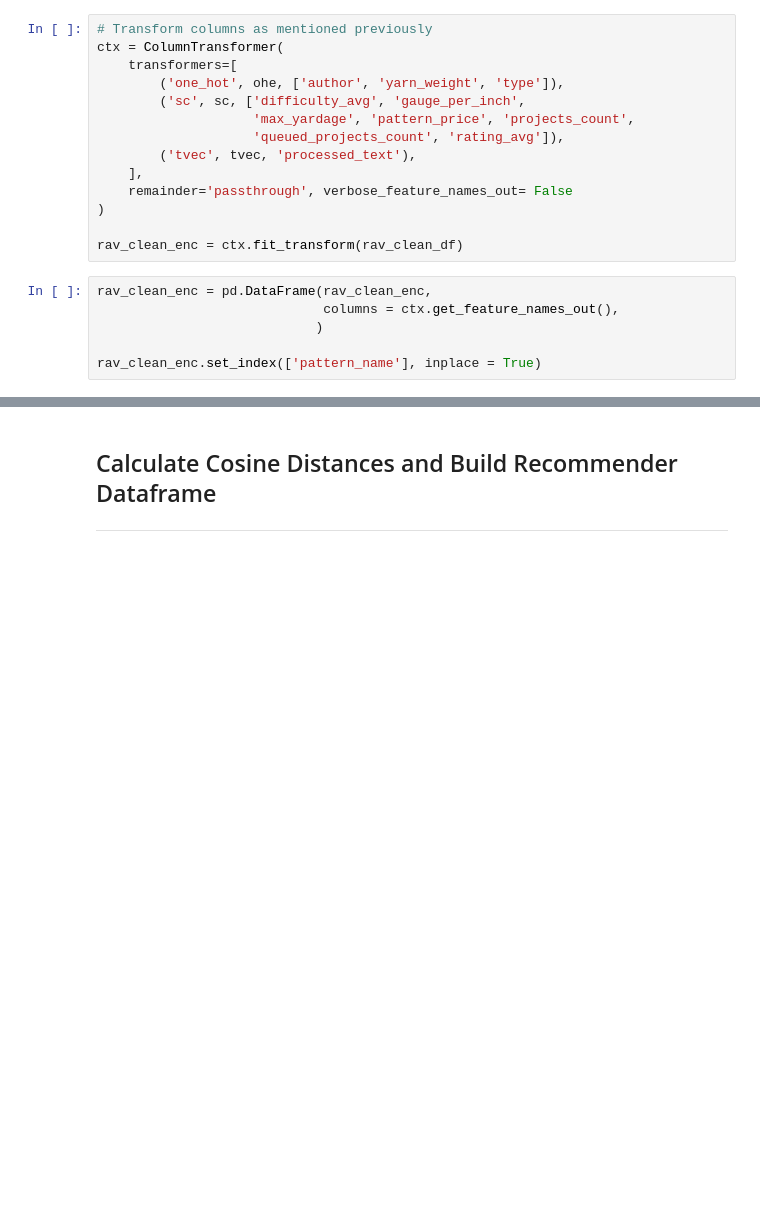
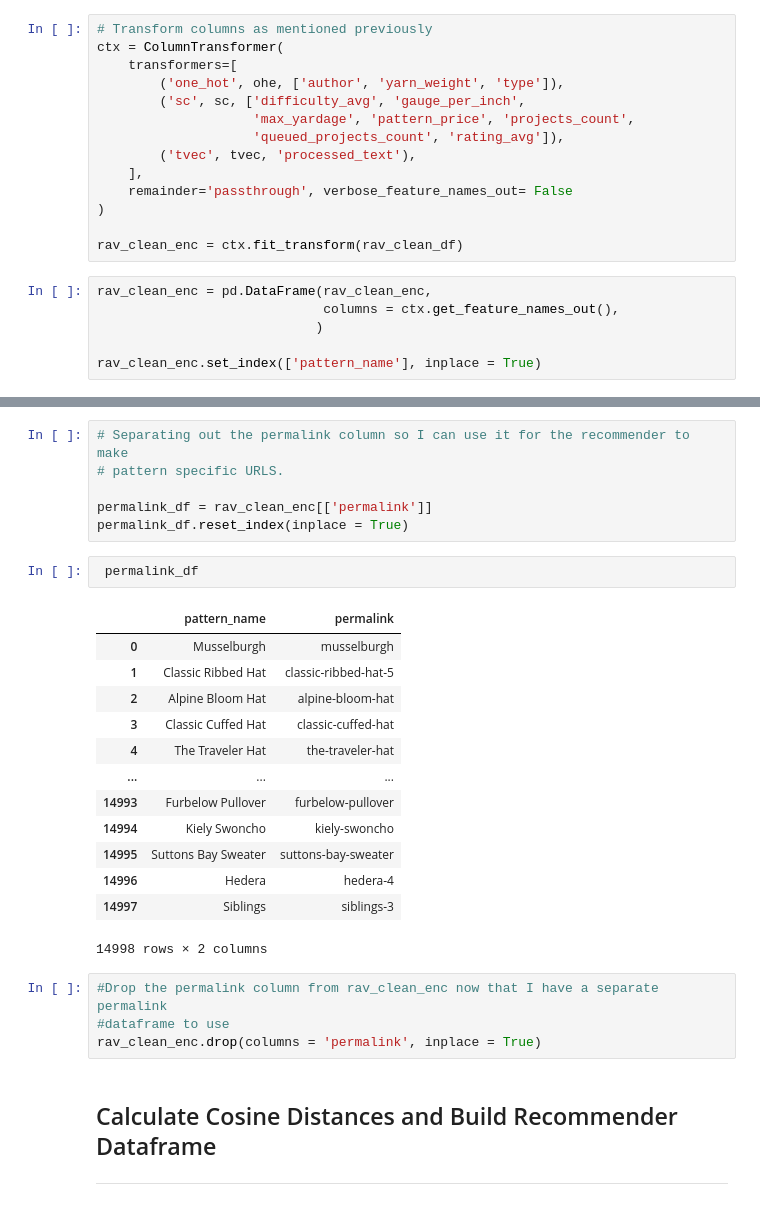
Before and after one commit to FragariaChemist/ravelry_project, a Jupyter notebook: code/03_rec_model_code.ipynb, the cells around one changed output, grey strips where cells are left out. Drawn from its saved outputs; the diff is of its cells as text; blank space fills up the shorter version.

```diff
--- a/code/03_rec_model_code.ipynb
+++ b/code/03_rec_model_code.ipynb
@@ -178,3 +216,29 @@ rav_clean_enc.set_index(['pattern_name'], inplace = True)
+# %%
+# Separating out the permalink column so I can use it for the recommender to make
+# pattern specific URLS.
+
+permalink_df = rav_clean_enc[['permalink']]
+permalink_df.reset_index(inplace = True)
+# %%
+ permalink_df
+# %% [output]
+|  | pattern_name | permalink |
+| 0 | Musselburgh | musselburgh |
+| 1 | Classic Ribbed Hat | classic-ribbed-hat-5 |
+| 2 | Alpine Bloom Hat | alpine-bloom-hat |
+| 3 | Classic Cuffed Hat | classic-cuffed-hat |
+| 4 | The Traveler Hat | the-traveler-hat |
+| ... | ... | ... |
+| 14993 | Furbelow Pullover | furbelow-pullover |
+| 14994 | Kiely Swoncho | kiely-swoncho |
+| 14995 | Suttons Bay Sweater | suttons-bay-sweater |
+| 14996 | Hedera | hedera-4 |
+| 14997 | Siblings | siblings-3 |
+14998 rows × 2 columns
+# %%
+#Drop the permalink column from rav_clean_enc now that I have a separate permalink
+#dataframe to use
+rav_clean_enc.drop(columns = 'permalink', inplace = True)
 # %% [markdown]
 ## Calculate Cosine Distances and Build Recommender Dataframe
 ___
```
Also changed, not shown: parts of 25 cells of this notebook, 10 other files.
